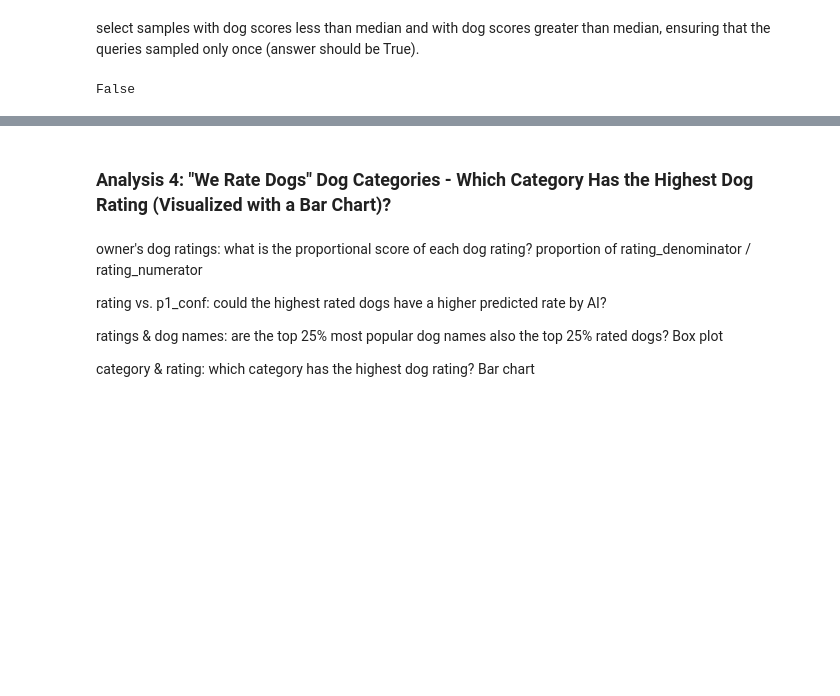
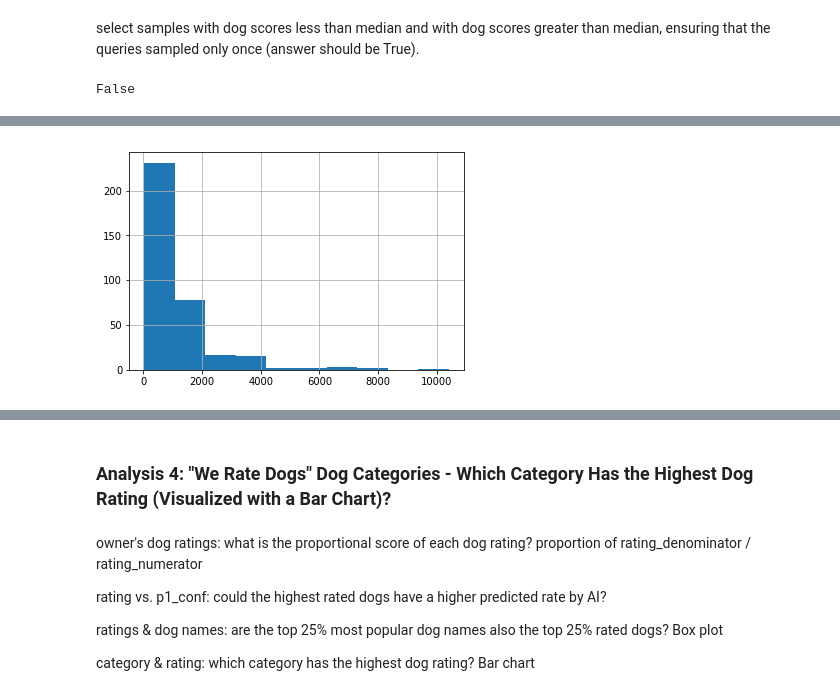
Before and after one commit to stephenbarraza/2_Udacity_Data_Analyst_Nanodegree, a Jupyter notebook: wrangle_act_2.0.ipynb, the cells around one changed output, grey strips where cells are left out. Saved outputs shown, nothing was run; the diff lists cells and outputs as text; code cells hidden in the pictures; blank space fills up the shorter version.

```diff
--- a/wrangle_act_2.0.ipynb
+++ b/wrangle_act_2.0.ipynb
@@ -2424,0 +2433,4 @@ low_scores.retweets.mean(), high_scores.retweets.mean()
+# %%
+low_scores['retweets'].hist();
+# %% [output]
+[figure, added]
```
Also changed, not shown: parts of 31 cells of this notebook.
